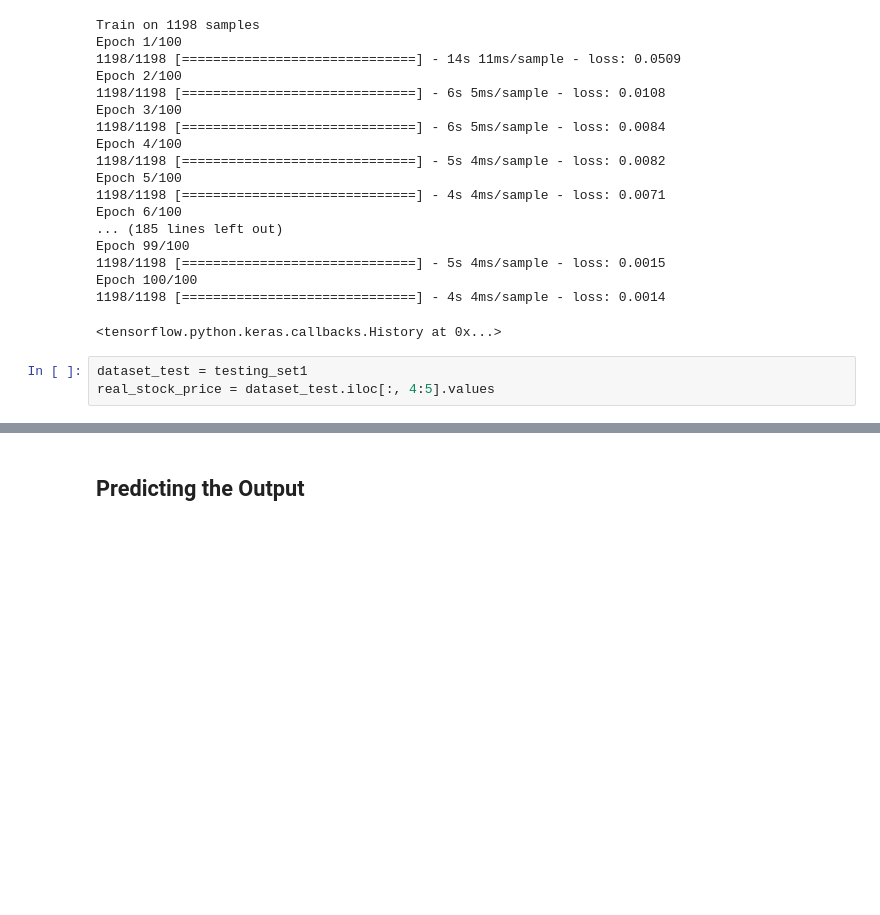
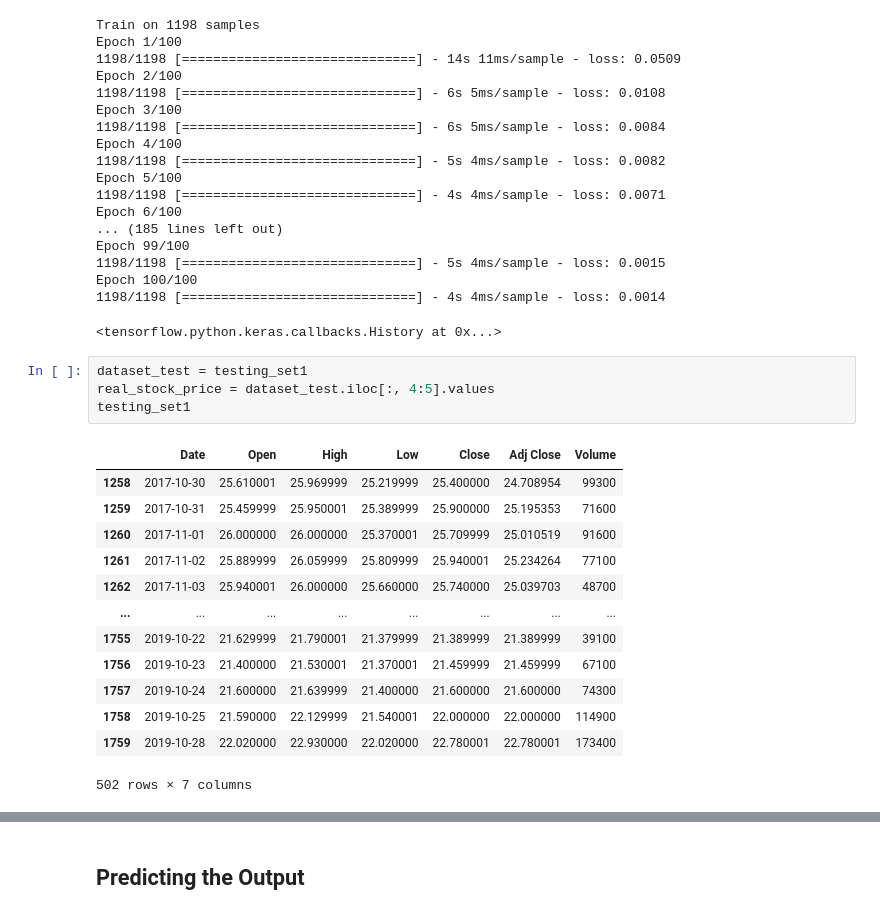
Before and after one commit to LennethNova/Stock_market, a Jupyter notebook: jupyter/Previous_Analysis/Stock Market Prediction using LSTM.ipynb, the cells around one changed output, grey strips where cells are left out. Saved outputs shown, nothing was run; the diff lists cells and outputs as text; blank space fills up the shorter version.

```diff
--- a/jupyter/Previous_Analysis/Stock Market Prediction using LSTM.ipynb
+++ b/jupyter/Previous_Analysis/Stock Market Prediction using LSTM.ipynb
@@ -91,3 +121,18 @@ Epoch 100/100
 # %%
 dataset_test = testing_set1
 real_stock_price = dataset_test.iloc[:, 4:5].values
+testing_set1
+# %% [output]
+|  | Date | Open | High | Low | Close | Adj Close | Volume |
+| 1258 | 2017-10-30 | 25.610001 | 25.969999 | 25.219999 | 25.400000 | 24.708954 | 99300 |
+| 1259 | 2017-10-31 | 25.459999 | 25.950001 | 25.389999 | 25.900000 | 25.195353 | 71600 |
+| 1260 | 2017-11-01 | 26.000000 | 26.000000 | 25.370001 | 25.709999 | 25.010519 | 91600 |
+| 1261 | 2017-11-02 | 25.889999 | 26.059999 | 25.809999 | 25.940001 | 25.234264 | 77100 |
+| 1262 | 2017-11-03 | 25.940001 | 26.000000 | 25.660000 | 25.740000 | 25.039703 | 48700 |
+| ... | ... | ... | ... | ... | ... | ... | ... |
+| 1755 | 2019-10-22 | 21.629999 | 21.790001 | 21.379999 | 21.389999 | 21.389999 | 39100 |
+| 1756 | 2019-10-23 | 21.400000 | 21.530001 | 21.370001 | 21.459999 | 21.459999 | 67100 |
+| 1757 | 2019-10-24 | 21.600000 | 21.639999 | 21.400000 | 21.600000 | 21.600000 | 74300 |
+| 1758 | 2019-10-25 | 21.590000 | 22.129999 | 21.540001 | 22.000000 | 22.000000 | 114900 |
+| 1759 | 2019-10-28 | 22.020000 | 22.930000 | 22.020000 | 22.780001 | 22.780001 | 173400 |
+502 rows × 7 columns
```
Also changed, not shown: parts of 6 cells of this notebook, 4 other files.
